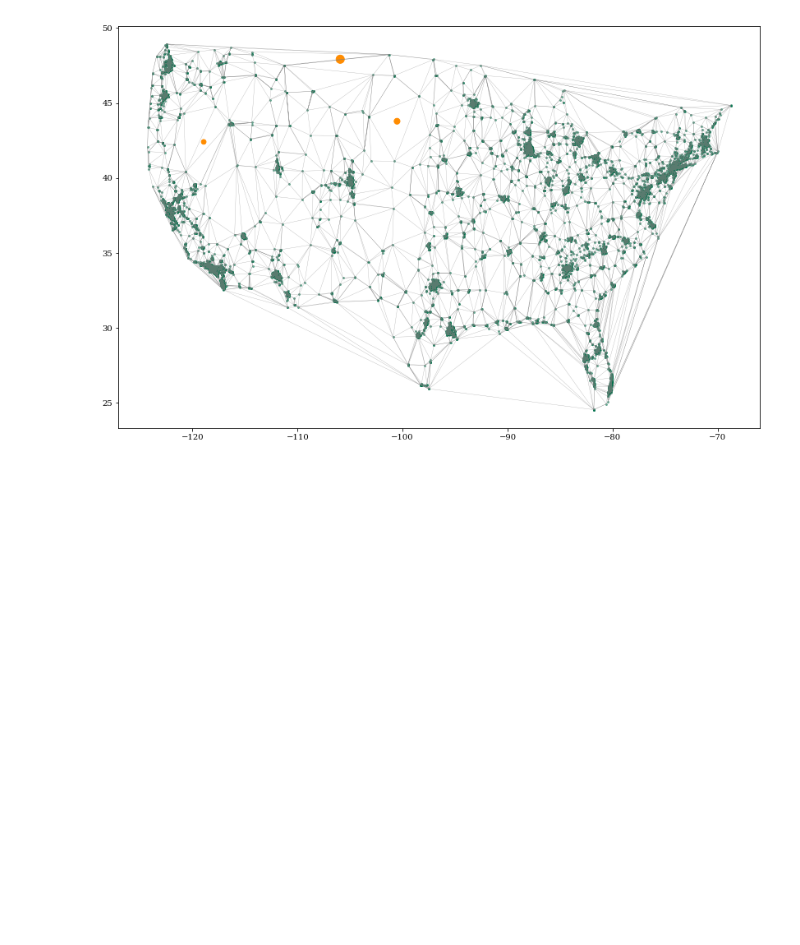
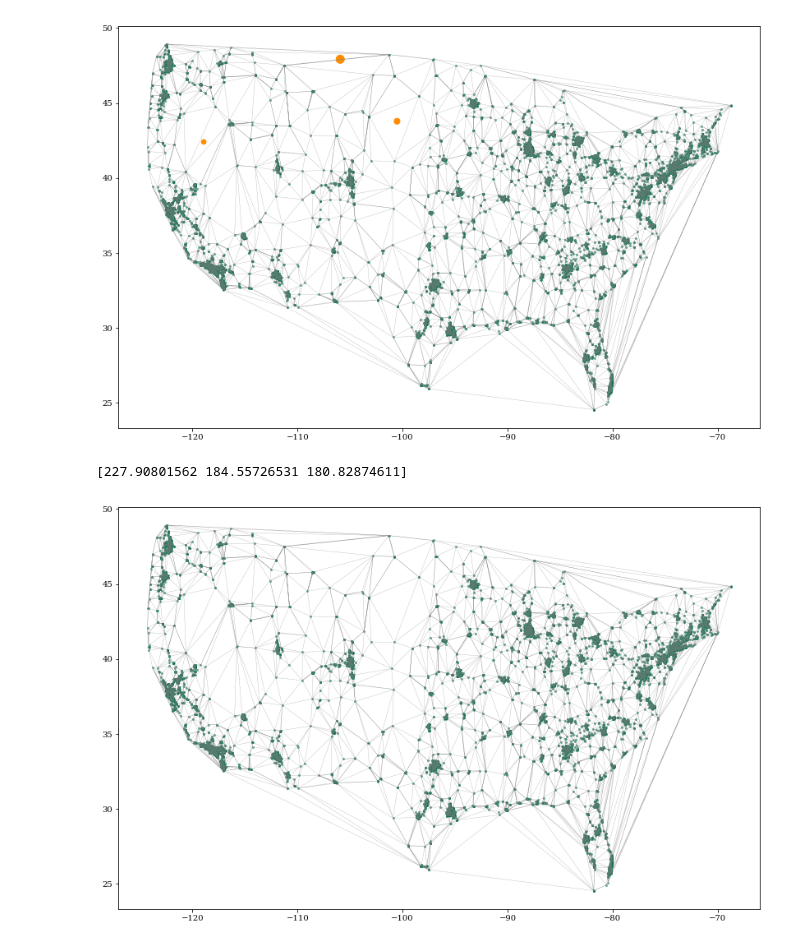
Before and after one commit to jradavenport/us_sbux2018, a Jupyter notebook: makeplots.ipynb, the cells around one changed output. Drawn from its saved outputs; the diff is of its cells as text; code cells hidden in the pictures; blank space fills up the shorter version.

```diff
--- a/makeplots.ipynb
+++ b/makeplots.ipynb
@@ -179,3 +192,22 @@ plt.savefig('usa_sbux_lowest.png', dpi=300, bbox_inches='tight', pad_inches=0.25
 [227.90801562 184.55726531 180.82874611]
 [105.93608762 100.52405912 118.93380817]W [47.91675486 43.78341192 42.40775766]N
 [figure]
+# %%
+ss = np.argsort(vdist2)[::-1]
+i = range(3)
+print(vdist2[ss][i] * 69)
+
+fig,ax = plt.subplots(figsize=(14, 9))
+plt.scatter(df['Longitude'][usa48], df['Latitude'][usa48],
+            s=15, alpha=0.5, marker='.', c='#00704a')
+plt.triplot(df['Longitude'][usa48], df['Latitude'][usa48], tri2.simplices.copy(),
+            c='grey', alpha=0.7, lw=0.3)
+
+# plt.plot(vor.vertices[:,0], vor.vertices[:,1],
+#         '.', c='k', markersize=1, alpha=0.2)
+
+
+plt.savefig('usa_sbux_delaunny.png', dpi=300, bbox_inches='tight', pad_inches=0.25)
+# %% [output]
+[227.90801562 184.55726531 180.82874611]
+[figure, added]
```
Also changed, not shown: parts of 2 cells of this notebook, 3 other files.
